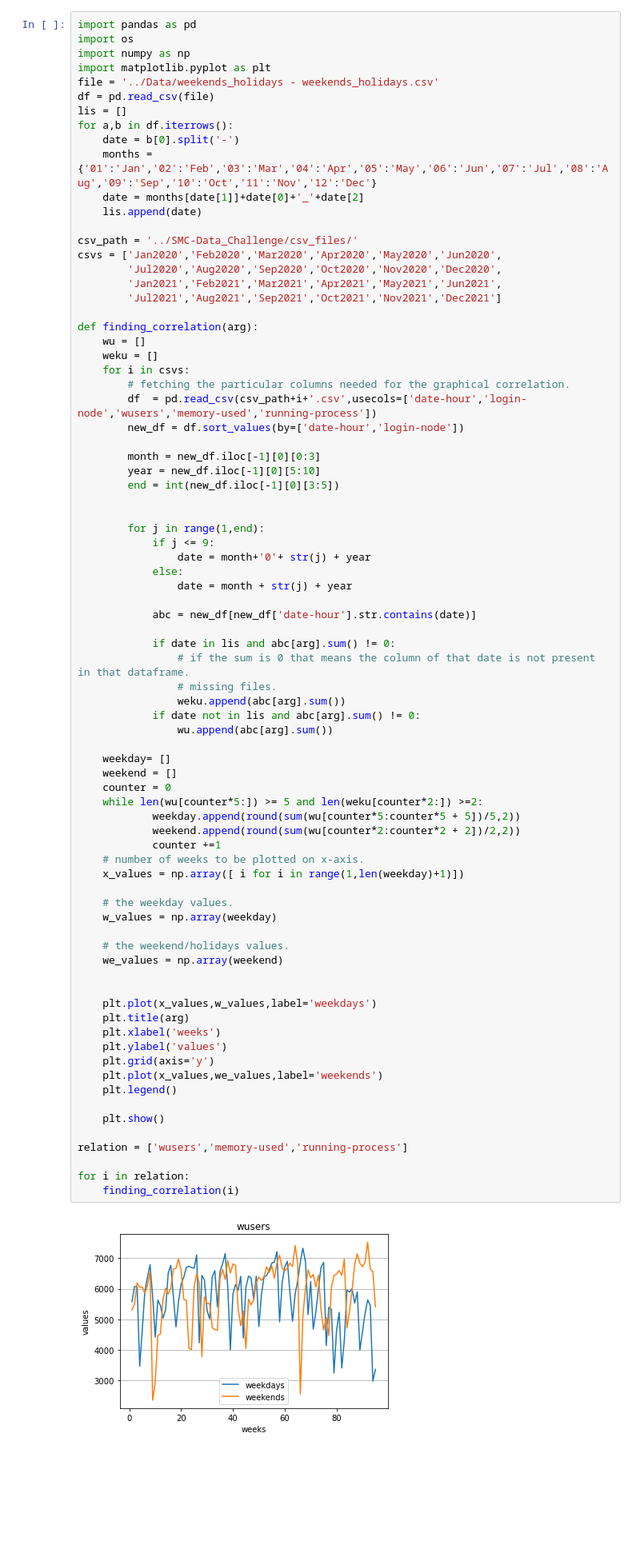
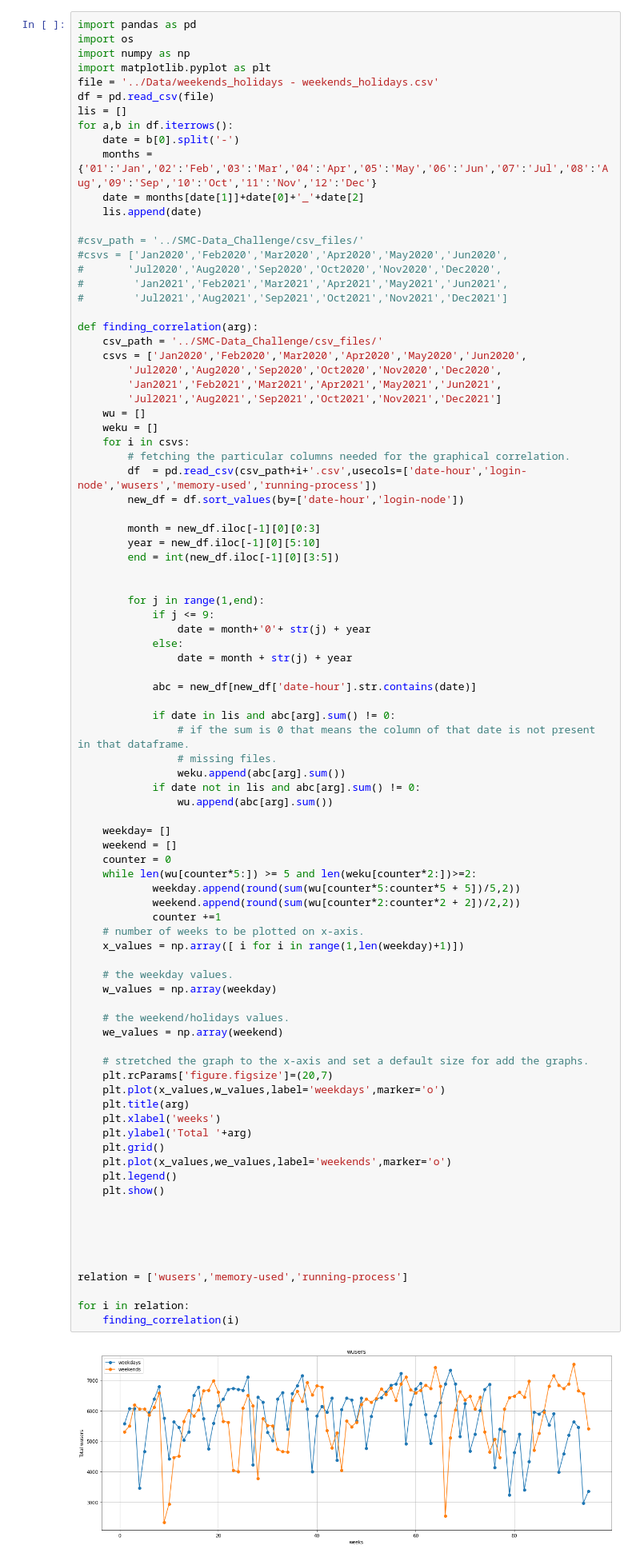
Before and after one commit to shubhamrastogi1810/SMC-Data_Challenge, a Jupyter notebook: Correlation.ipynb, the cells around one changed output. Shown at 80% size. Saved outputs shown, nothing was run; the diff lists cells and outputs as text; blank space fills up the shorter version.

Commit message:
graphs improved and added market plots.

```diff
--- a/Correlation.ipynb
+++ b/Correlation.ipynb
@@ -12,13 +12,18 @@ for a,b in df.iterrows():
     date = months[date[1]]+date[0]+'_'+date[2]
     lis.append(date)
 
-csv_path = '../SMC-Data_Challenge/csv_files/'
-csvs = ['Jan2020','Feb2020','Mar2020','Apr2020','May2020','Jun2020',
+#csv_path = '../SMC-Data_Challenge/csv_files/'
+#csvs = ['Jan2020','Feb2020','Mar2020','Apr2020','May2020','Jun2020',
+#       'Jul2020','Aug2020','Sep2020','Oct2020','Nov2020','Dec2020',
+#        'Jan2021','Feb2021','Mar2021','Apr2021','May2021','Jun2021',
+#        'Jul2021','Aug2021','Sep2021','Oct2021','Nov2021','Dec2021']
+
+def finding_correlation(arg):
+    csv_path = '../SMC-Data_Challenge/csv_files/'
+    csvs = ['Jan2020','Feb2020','Mar2020','Apr2020','May2020','Jun2020',
         'Jul2020','Aug2020','Sep2020','Oct2020','Nov2020','Dec2020',
         'Jan2021','Feb2021','Mar2021','Apr2021','May2021','Jun2021',
         'Jul2021','Aug2021','Sep2021','Oct2021','Nov2021','Dec2021']
-
-def finding_correlation(arg):
     wu = []
     weku = []
     for i in csvs:
@@ -44,38 +49,42 @@ def finding_correlation(arg):
                 # missing files.
                 weku.append(abc[arg].sum())
             if date not in lis and abc[arg].sum() != 0:
                 wu.append(abc[arg].sum())
 
     weekday= []
     weekend = []
     counter = 0
-    while len(wu[counter*5:]) >= 5 and len(weku[counter*2:]) >=2:
+    while len(wu[counter*5:]) >= 5 and len(weku[counter*2:])>=2:
             weekday.append(round(sum(wu[counter*5:counter*5 + 5])/5,2))
             weekend.append(round(sum(wu[counter*2:counter*2 + 2])/2,2))
             counter +=1
     # number of weeks to be plotted on x-axis.
     x_values = np.array([ i for i in range(1,len(weekday)+1)])
 
     # the weekday values.
     w_values = np.array(weekday)
 
     # the weekend/holidays values.
     we_values = np.array(weekend)
 
-
-    plt.plot(x_values,w_values,label='weekdays')
+    # stretched the graph to the x-axis and set a default size for add the graphs.
+    plt.rcParams['figure.figsize']=(20,7)
+    plt.plot(x_values,w_values,label='weekdays',marker='o')
     plt.title(arg)
     plt.xlabel('weeks')
-    plt.ylabel('values')
-    plt.grid(axis='y')
-    plt.plot(x_values,we_values,label='weekends')
+    plt.ylabel('Total '+arg)
+    plt.grid()
+    plt.plot(x_values,we_values,label='weekends',marker='o')
     plt.legend()
+    plt.show()
 
-    plt.show()
+
+
+
 
 relation = ['wusers','memory-used','running-process']
 
 for i in relation:
     finding_correlation(i)
 # %% [output]
-[figure, old version]
+[figure, new version]
```
Also changed, not shown: parts of 1 cell of this notebook.
